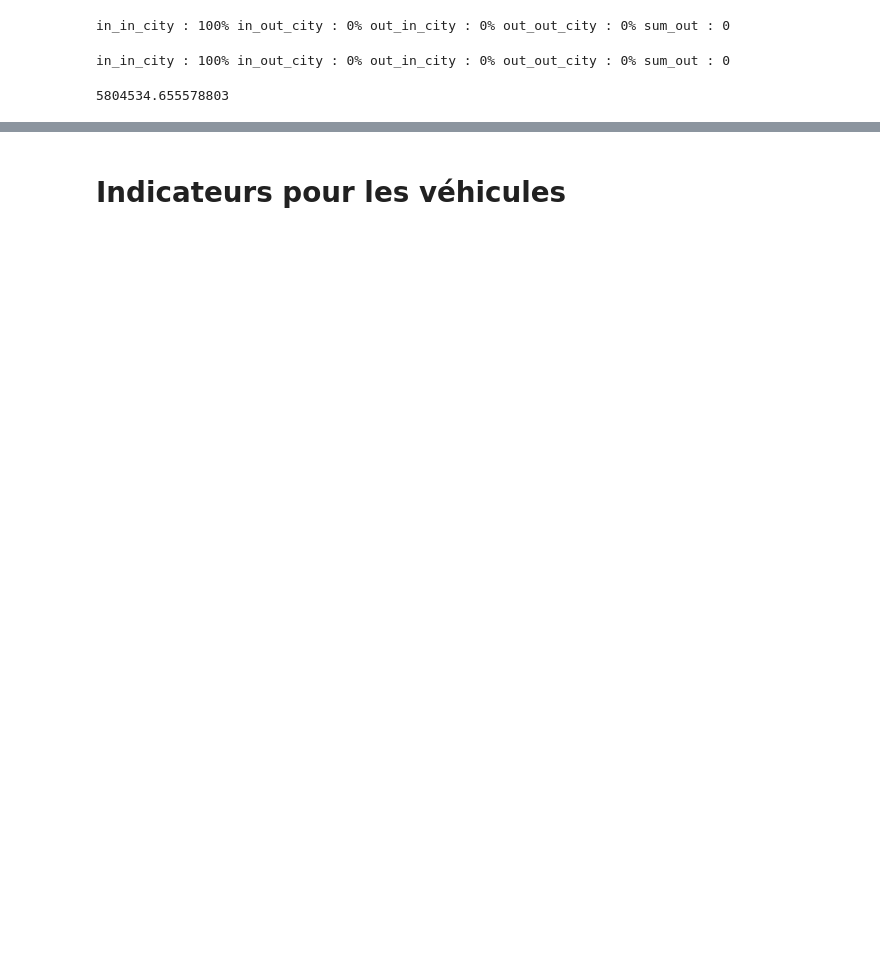
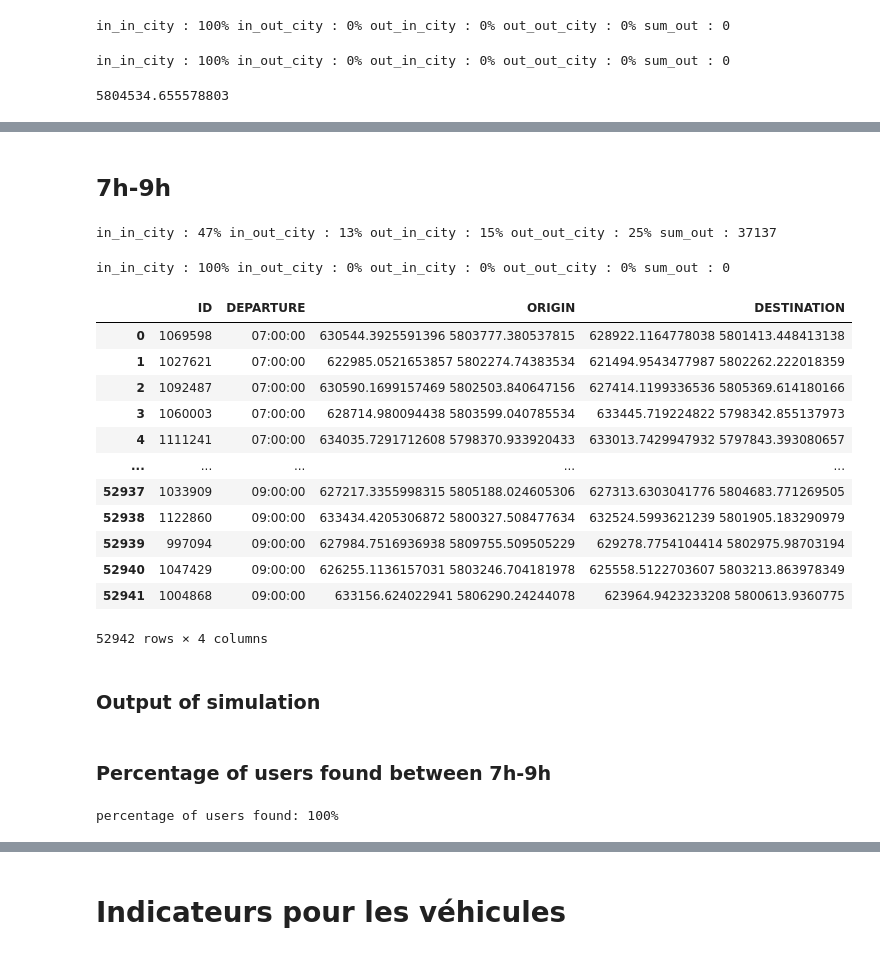
Before and after one commit to Xinyun77/stage_4A, a Jupyter notebook: Test_missingUsers.ipynb, the cells around one changed output, grey strips where cells are left out. Cells and saved outputs as stored; diff of their text form; code cells hidden in the pictures; blank space fills up the shorter version.

```diff
--- a/Test_missingUsers.ipynb
+++ b/Test_missingUsers.ipynb
@@ -268,0 +259,32 @@ in_in_city : 100% in_out_city : 0% out_in_city : 0% out_out_city : 0% sum_out :
+# %% [markdown]
+## 7h-9h
+# %%
+test_7h_9h = pd.read_csv(os.getcwd() + "/INPUTS/test_7h_9h.csv", delimiter = ';')
+(a,b,c,d,e) = in_out_city(test_7h_9h)
+print("in_in_city :", "{0:.0f}%".format(a), "in_out_city :", "{0:.0f}%".format(b), "out_in_city :", "{0:.0f}%".format(c), "out_out_city :","{0:.0f}%".format(d), "sum_out :", e)
+# %% [output]
+in_in_city : 47% in_out_city : 13% out_in_city : 15% out_out_city : 25% sum_out : 37137
+# %%
+test_all_in = all_in_city(test_7h_9h)
+(a,b,c,d,e) = in_out_city(test_all_in)
+print("in_in_city :", "{0:.0f}%".format(a), "in_out_city :", "{0:.0f}%".format(b), "out_in_city :", "{0:.0f}%".format(c), "out_out_city :","{0:.0f}%".format(d), "sum_out :", e)
+# %% [output]
+in_in_city : 100% in_out_city : 0% out_in_city : 0% out_out_city : 0% sum_out : 0
+# %%
+test_all_in
+# %% [output]
+|  | ID | DEPARTURE | ORIGIN | DESTINATION |
+| 0 | 1069598 | 07:00:00 | 630544.3925591396 5803777.380537815 | 628922.1164778038 5801413.448413138 |
+| 1 | 1027621 | 07:00:00 | 622985.0521653857 5802274.74383534 | 621494.9543477987 5802262.222018359 |
+| 2 | 1092487 | 07:00:00 | 630590.1699157469 5802503.840647156 | 627414.1199336536 5805369.614180166 |
+| 3 | 1060003 | 07:00:00 | 628714.980094438 5803599.040785534 | 633445.719224822 5798342.855137973 |
+| 4 | 1111241 | 07:00:00 | 634035.7291712608 5798370.933920433 | 633013.7429947932 5797843.393080657 |
+| ... | ... | ... | ... | ... |
+| 52937 | 1033909 | 09:00:00 | 627217.3355998315 5805188.024605306 | 627313.6303041776 5804683.771269505 |
+| 52938 | 1122860 | 09:00:00 | 633434.4205306872 5800327.508477634 | 632524.5993621239 5801905.183290979 |
+| 52939 | 997094 | 09:00:00 | 627984.7516936938 5809755.509505229 | 629278.7754104414 5802975.98703194 |
+| 52940 | 1047429 | 09:00:00 | 626255.1136157031 5803246.704181978 | 625558.5122703607 5803213.863978349 |
+| 52941 | 1004868 | 09:00:00 | 633156.624022941 5806290.24244078 | 623964.9423233208 5800613.9360775 |
+52942 rows × 4 columns
+# %% [markdown]
+### Output of simulation
@@ -268,0 +294,8 @@ in_in_city : 100% in_out_city : 0% out_in_city : 0% out_out_city : 0% sum_out :
+# %% [markdown]
+### Percentage of users found between 7h-9h
+# %%
+idOut = Output.ID.tolist()
+idIn = Input.ID.to_list()
+print ("percentage of users found: " + "{0:.0%}".format(len(set(idOut)) / len(set(idIn))))
+# %% [output]
+percentage of users found: 100%
```
Also changed, not shown: parts of 55 cells of this notebook.
